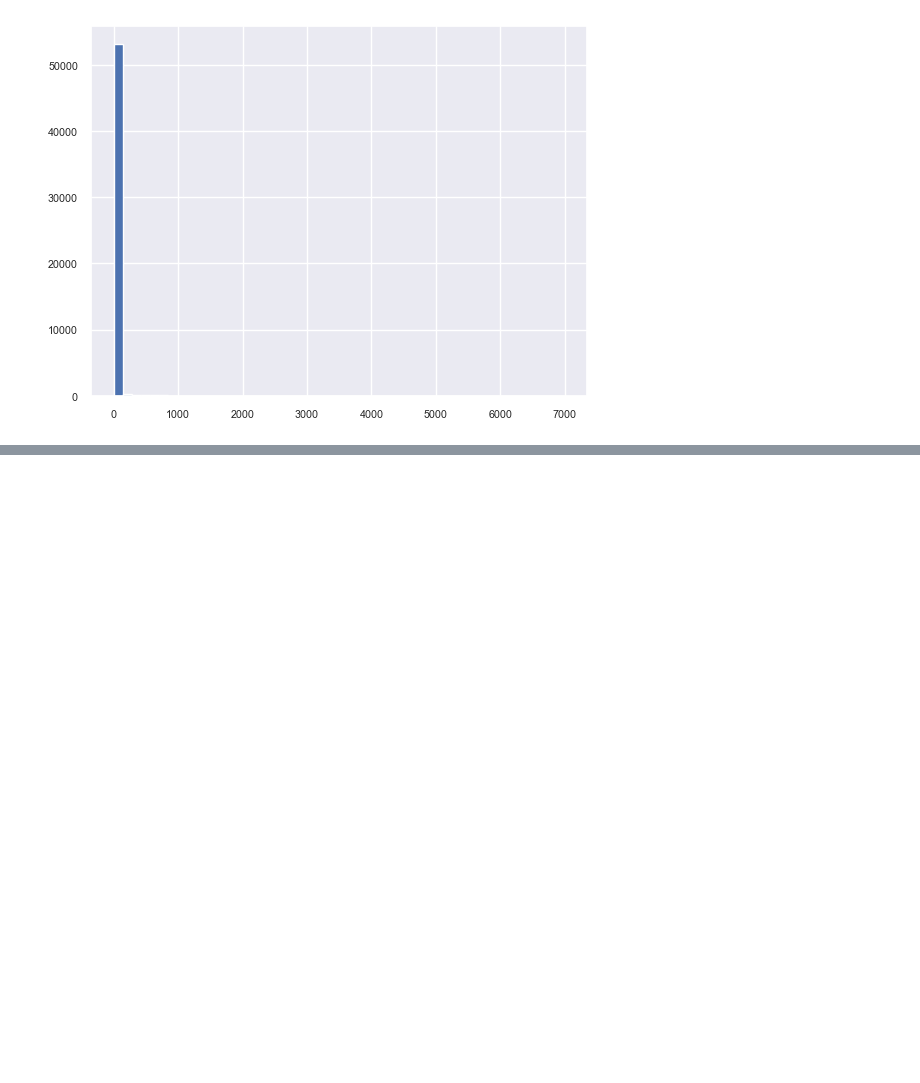
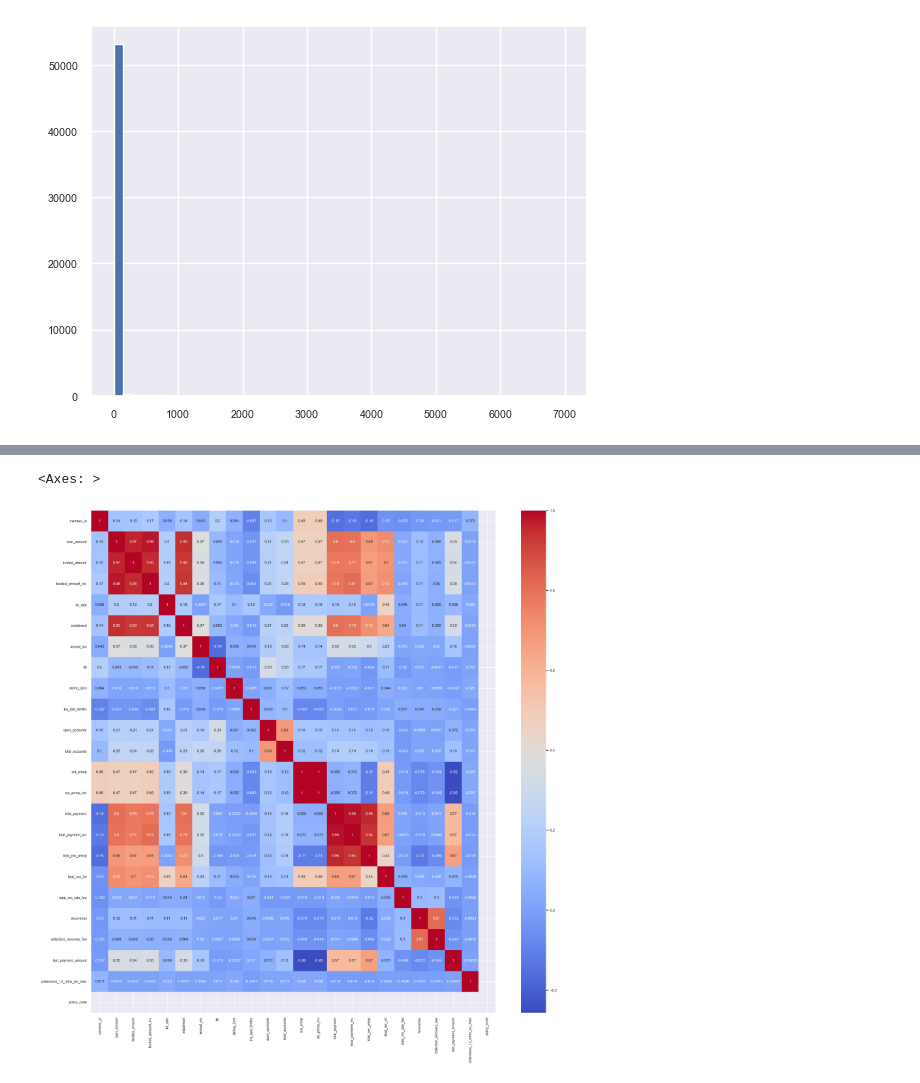
Before and after one commit to FuturisticTechie/exploratory-data-analysis---customer-loans-in-finance882, a Jupyter notebook: eda.ipynb, the cells around one changed output, grey strips where cells are left out. Saved outputs shown, nothing was run; the diff lists cells and outputs as text; code cells hidden in the pictures; blank space fills up the shorter version.

```diff
--- a/eda.ipynb
+++ b/eda.ipynb
@@ -619,0 +642,5 @@ ValueError: Mime type rendering requires nbformat>=4.2.0 but it is not installed
+# %%
+plot.correlation_heatmap(df)
+# %% [output]
+<Axes: >
+[figure, added]
```
Also changed, not shown: parts of 20 cells of this notebook, 3 other files.
